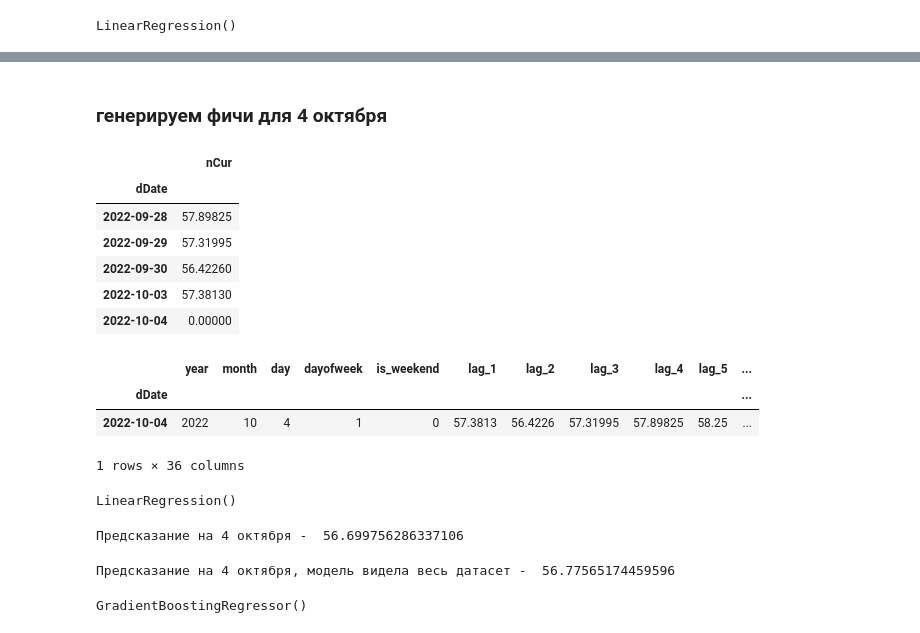
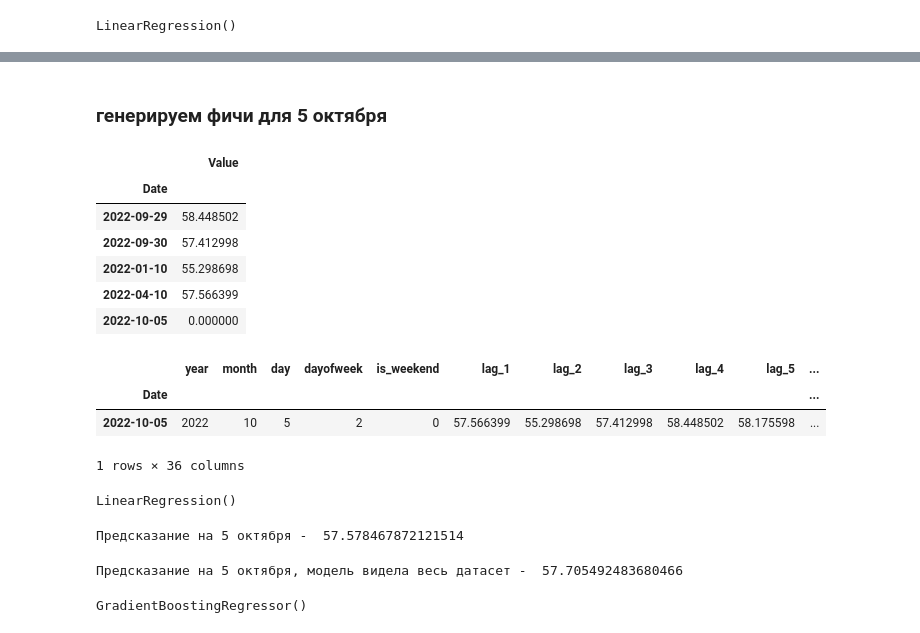
Before and after one commit to EvgenyBelov78/DA1, a Jupyter notebook: ML_HW_2.ipynb, the cells around one changed output, grey strips where cells are left out. Drawn from its saved outputs; the diff is of its cells as text; code cells hidden in the pictures.

```diff
--- a/ML_HW_2.ipynb
+++ b/ML_HW_2.ipynb
@@ -205,8 +207,8 @@ df_concat
 # %%
-df_concat['dDate'] = pd.to_datetime('2022-10-04')
+df_concat['Date'] = pd.to_datetime('2022-10-05')
 # %%
 import numpy as np
-df_concat['nCur'] = 0
+df_concat['Value'] = 0
 # %%
 df_concat
 # %% [output]
@@ -215,17 +217,17 @@ df_concat
 # %%
-df2 = pd.concat([df_new,df_concat], ignore_index=True)
+df_all = pd.concat([df_new,df_concat], ignore_index=True)
 # %% [markdown]
-### генерируем фичи для 4 октября
+### генерируем фичи для 5 октября
 # %%
-df2.set_index('dDate', inplace = True)
+df_all.set_index('Date', inplace = True)
 # %%
-df2.tail()
+df_all.tail()
 # %% [output]
-|  | nCur |
-| dDate |  |
-| 2022-09-28 | 57.89825 |
-| 2022-09-29 | 57.31995 |
-| 2022-09-30 | 56.42260 |
-| 2022-10-03 | 57.38130 |
-| 2022-10-04 | 0.00000 |
+|  | Value |
+| Date |  |
+| 2022-09-29 | 58.448502 |
+| 2022-09-30 | 57.412998 |
+| 2022-01-10 | 55.298698 |
+| 2022-04-10 | 57.566399 |
+| 2022-10-05 | 0.000000 |
 # %%
@@ -233,9 +235,9 @@ make_features(df2,30,3)
 # %%
-df2.drop('nCur',axis=1).tail(1)
+df_all.drop('Value',axis=1).tail(1)
 # %% [output]
 |  | year | month | day | dayofweek | is_weekend | lag_1 | lag_2 | lag_3 | lag_4 | lag_5 | ... |
-| dDate |  |  |  |  |  |  |  |  |  |  | ... |
-| 2022-10-04 | 2022 | 10 | 4 | 1 | 0 | 57.3813 | 56.4226 | 57.31995 | 57.89825 | 58.25 | ... |
+| Date |  |  |  |  |  |  |  |  |  |  | ... |
+| 2022-10-05 | 2022 | 10 | 5 | 2 | 0 | 57.566399 | 55.298698 | 57.412998 | 58.448502 | 58.175598 | ... |
 1 rows × 36 columns
 # %%
 lr_full = LinearRegression()
@@ -244,13 +246,13 @@ lr_full.fit(df.drop('nCur',axis=1),df.nCur)
 # %% [output]
 LinearRegression()
 # %%
-print('Предсказание на 4 октября - ',lr.predict(df2.drop('nCur',axis=1).tail(1))[0])
+print('Предсказание на 5 октября - ',lr.predict(df_all.drop('Value',axis=1).tail(1))[0])
 # %% [output]
-Предсказание на 4 октября -  56.699756286337106
+Предсказание на 5 октября -  57.578467872121514
 # %%
-print('Предсказание на 4 октября, модель видела весь датасет - ',lr_full.predict(df2.drop('nCur',axis=1).tail(1))[0])
+print('Предсказание на 5 октября, модель видела весь датасет - ',lr_full.predict(df_all.drop('Value',axis=1).tail(1))[0])
 # %% [output]
-Предсказание на 4 октября, модель видела весь датасет -  56.77565174459596
+Предсказание на 5 октября, модель видела весь датасет -  57.705492483680466
 # %%
 from sklearn.ensemble import GradientBoostingRegressor
 from sklearn.tree import DecisionTreeRegressor
```
Also changed, not shown: parts of 31 cells of this notebook.
